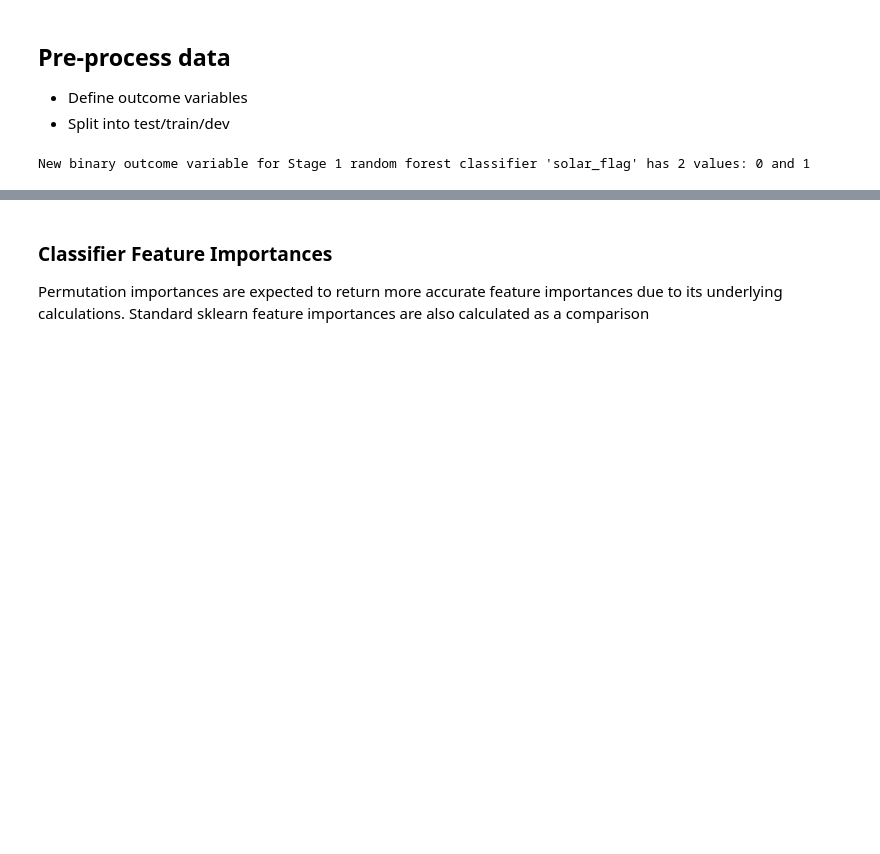
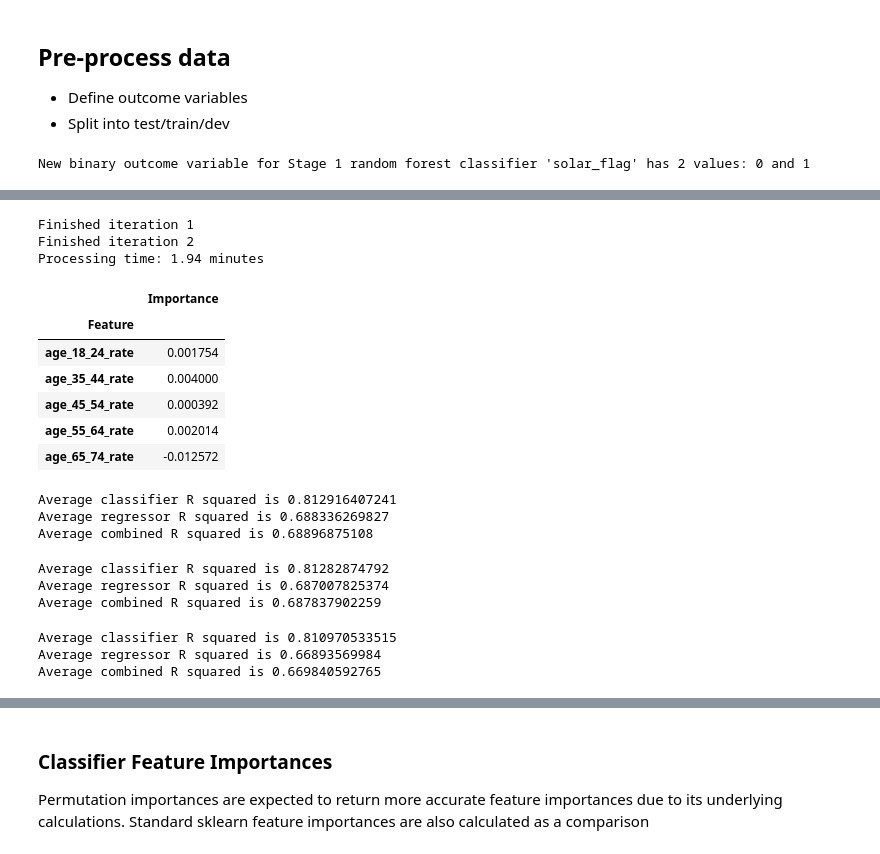
Before and after one commit to daxaurora/capstone_solarpanels, a Jupyter notebook: Modeling/Models - Laura.ipynb, the cells around one changed output, grey strips where cells are left out. Saved outputs shown, nothing was run; the diff lists cells and outputs as text; code cells hidden in the pictures; blank space fills up the shorter version.

Commit message:
add cross-validation to model training

```diff
--- a/Modeling/Models - Laura.ipynb
+++ b/Modeling/Models - Laura.ipynb
@@ -184,0 +294,35 @@ Combined final model R squared is: 0.748542057252
+# %%
+# Classifier parameters
+n = 100
+depth = 15
+features = 'auto'
+# Regressor parameters
+n_R = 100
+depth_R = 15
+features_R = 'auto'
+# %%
+# identify regressor outcome variable name
+outcome_var_name_R = 'number_of_solar_system_per_household'
+# identify feature names
+feature_cols = deepsolar.drop(labels=["solar_flag", 'number_of_solar_system_per_household'], axis=1).columns.values
+# %%
+# train the model with cross-validation
+start = time.time()
+classifier_scores, \
+regressor_scores, \
+combined_scores, \
+feature_importances = train_2stage_model_CV(n_splits,
+                                            n, depth, features,
+                                            n_R, depth_R, features_R,
+                                            outcome_var_name_R, feature_cols,
+                                            X_trains, Y_classifier_trains, Y_regressor_trains,
+                                            X_devs, Y_classifier_devs, Y_regressor_devs)
+print("Processing time: {} minutes".format(round((time.time() - start)/60, 2)))
+# %% [output]
+Finished iteration 1
+Finished iteration 2
+Processing time: 1.94 minutes
+# %%
+sorted_feature_importances = []
+for i in range(len(feature_importances)):
+    sorted_feature_importances.append(feature_importances[i].sort_index(ascending=True, axis=0))
@@ -184,0 +331,43 @@ Combined final model R squared is: 0.748542057252
+# %%
+sorted_feature_importances[1].head()
+# %% [output]
+|  | Importance |
+| Feature |  |
+| age_18_24_rate | 0.001754 |
+| age_35_44_rate | 0.004000 |
+| age_45_54_rate | 0.000392 |
+| age_55_64_rate | 0.002014 |
+| age_65_74_rate | -0.012572 |
+# %%
+# 3 fold cross-validation on base dataset (county and state normalized)
+# parameters: n=100, max_depth = None/15, features="auto"
+# random state = 5 for comparison with other dataset changes
+print("Average classifier R squared is", np.array(classifier_scores).mean())
+print("Average regressor R squared is", np.array(regressor_scores).mean())
+print("Average combined R squared is", np.array(combined_scores).mean())
+# %% [output]
+Average classifier R squared is 0.812916407241
+Average regressor R squared is 0.688336269827
+Average combined R squared is 0.68896875108
+# %%
+# 3 fold cross-validation on base dataset - no county or state
+# parameters: n=100, max_depth = None/15, features="auto"
+# random state = 5 for comparison with other dataset changes
+print("Average classifier R squared is", np.array(classifier_scores).mean())
+print("Average regressor R squared is", np.array(regressor_scores).mean())
+print("Average combined R squared is", np.array(combined_scores).mean())
+# %% [output]
+Average classifier R squared is 0.81282874792
+Average regressor R squared is 0.687007825374
+Average combined R squared is 0.687837902259
+# %%
+# 3 fold cross-validation on base dataset - no lon and no lat (retained air temp instead)
+# parameters: n=100, max_depth = None/15, features="auto"
+# random state = 5 for comparison with other dataset changes
+print("Average classifier R squared is", np.array(classifier_scores).mean())
+print("Average regressor R squared is", np.array(regressor_scores).mean())
+print("Average combined R squared is", np.array(combined_scores).mean())
+# %% [output]
+Average classifier R squared is 0.810970533515
+Average regressor R squared is 0.66893569984
+Average combined R squared is 0.669840592765
```
Also changed, not shown: parts of 48 cells of this notebook.
